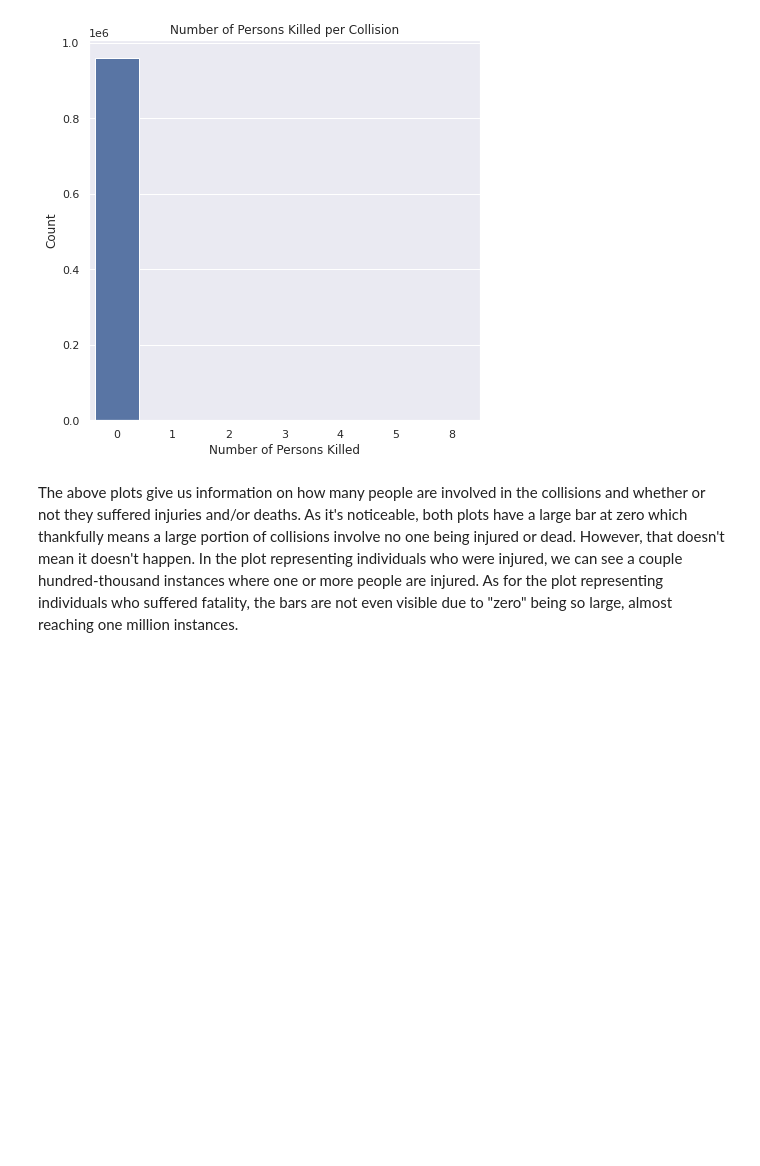
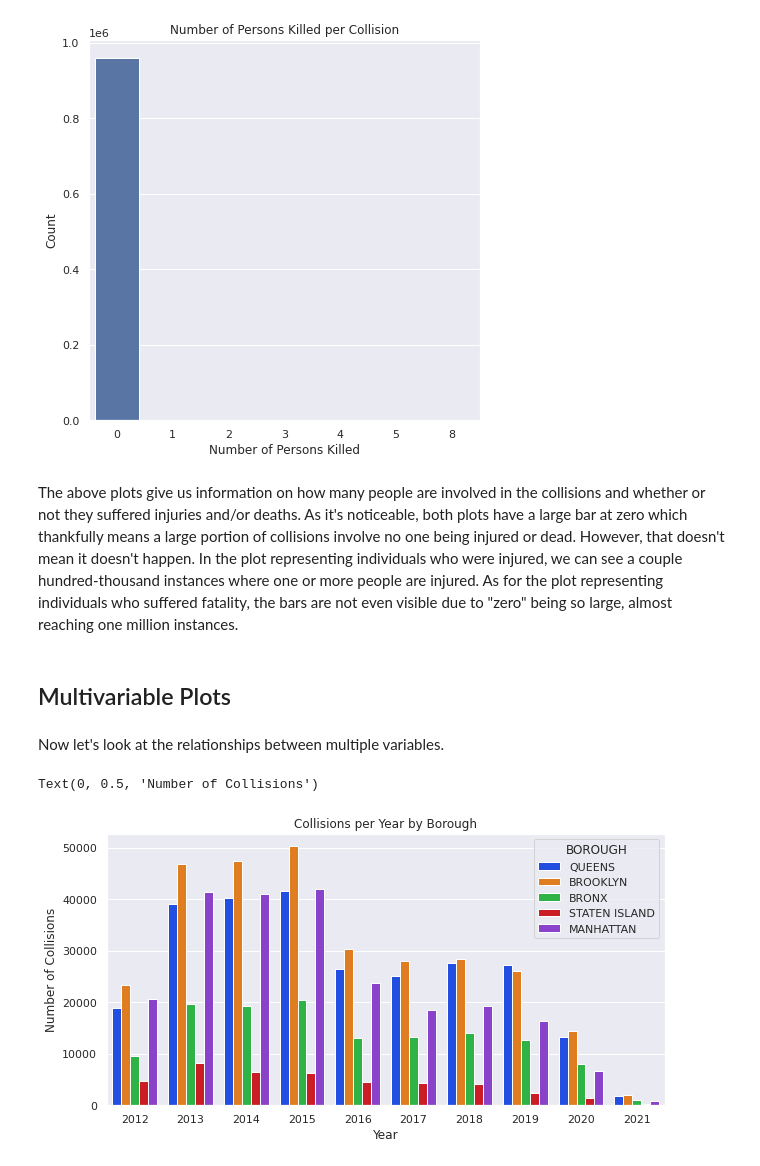
Before and after one commit to ynoTL23/MAT-328-Project, a Jupyter notebook: Project.ipynb, the cells around one changed output. Cells and saved outputs as stored; diff of their text form; code cells hidden in the pictures; blank space fills up the shorter version.

Commit message:
add multivariable plots

```diff
--- a/Project.ipynb
+++ b/Project.ipynb
@@ -257,3 +259,17 @@ Text(0, 0.5, 'Count')
 [figure]
 # %% [markdown]
 The above plots give us information on how many people are involved in the collisions and whether or not they suffered injuries and/or deaths. As it's noticeable, both plots have a large bar at zero which thankfully means a large portion of collisions involve no one being injured or dead. However, that doesn't mean it doesn't happen. In the plot representing individuals who were injured, we can see a couple hundred-thousand instances where one or more people are injured. As for the plot representing individuals who suffered fatality, the bars are not even visible due to "zero" being so large, almost reaching one million instances.
+# %% [markdown]
+## Multivariable Plots
+# %% [markdown]
+Now let's look at the relationships between multiple variables.
+# %%
+fig, ax = plt.subplots(figsize=(10, 5))
+
+sns.countplot(data=df, x=df['CRASH DATE'].dt.year, hue='BOROUGH', palette='bright')
+plt.title('Collisions per Year by Borough')
+plt.xlabel('Year')
+plt.ylabel('Number of Collisions')
+# %% [output]
+Text(0, 0.5, 'Number of Collisions')
+[figure, added]
```
Also changed, not shown: parts of 15 cells of this notebook.
